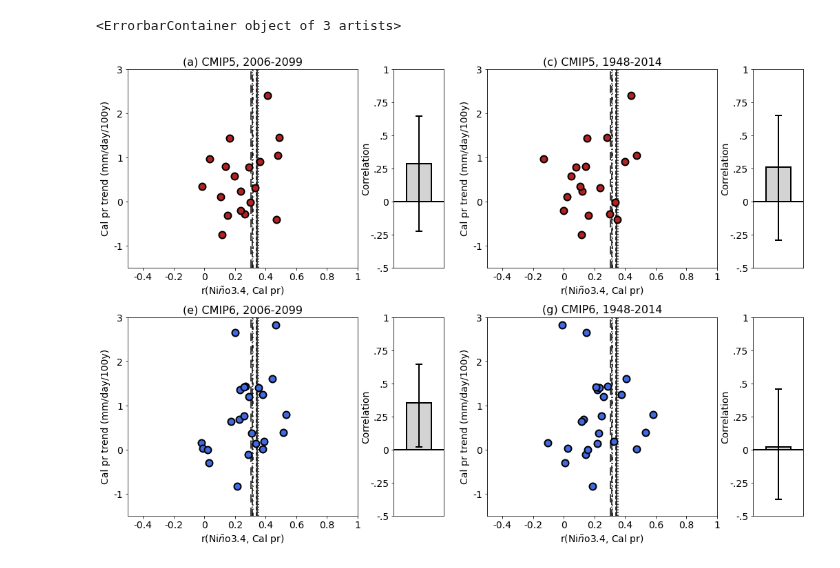
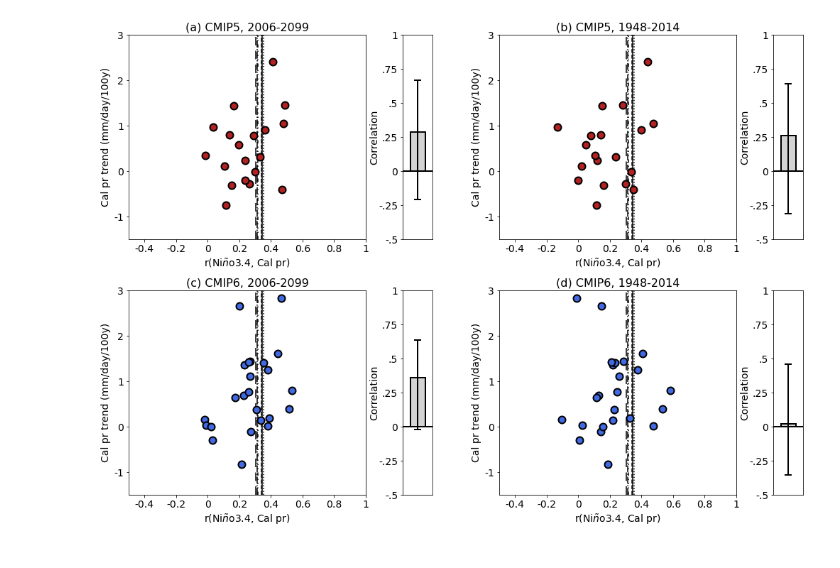
Before and after one commit to islasimpson/ecpaper2020, a Jupyter notebook: SUPP_FIGURE_SCRIPTS/supp_fig6.ipynb, the cells around one changed output. Drawn from its saved outputs; the diff is of its cells as text; code cells hidden in the pictures.

```diff
--- a/SUPP_FIGURE_SCRIPTS/supp_fig6.ipynb
+++ b/SUPP_FIGURE_SCRIPTS/supp_fig6.ipynb
@@ -104,7 +81,7 @@ ax1 = ecfig.calpscattersetup(ax1,'(a) CMIP5, 2006-2099')
 ax1.vlines(obs_cor["cor"], -1.5, 3, linestyles = obs_linestyles, color = "k", zorder = 0)
 ax1.plot(corf5m, trend5m, "o", markerfacecolor="firebrick", markeredgecolor="black", markersize=10, markeredgewidth=2)
 
-ax2 = fig.add_axes(np.array([0.42, 0.55, 0.05, 0.4]))
+ax2 = fig.add_axes(np.array([0.42, 0.55, 0.04, 0.4]))
 ax2.set_xlim(0,2)
 ax2.set_ylim(-0.5,1)
 ax2.set_yticks([-0.5,-0.25,0,0.25,0.5,0.75,1])
@@ -117,12 +94,12 @@ ax2.errorbar(1, r5f, [[r5f-minr5f],[maxr5f-r5f]], color='black', linewidth=2, ca
 
 
 ax3 = fig.add_axes(np.array([0.55, 0.55, 0.32, 0.4]))
-ax3 = ecfig.calpscattersetup(ax3,'(c) CMIP5, 1948-2014')
+ax3 = ecfig.calpscattersetup(ax3,'(b) CMIP5, 1948-2014')
 ax3.vlines(obs_cor["cor"], -1.5, 3, linestyles = obs_linestyles, color = "k", zorder = 0)
 ax3.plot(corp5m, trend5m, "o", markerfacecolor="firebrick", markeredgecolor="black", markersize=10, markeredgewidth=2)
 
 
-ax4 = fig.add_axes(np.array([0.92, 0.55, 0.05, 0.4]))
+ax4 = fig.add_axes(np.array([0.92, 0.55, 0.04, 0.4]))
 ax4.set_xlim(0,2)
 ax4.set_ylim(-0.5,1)
 ax4.set_yticks([-0.5,-0.25,0,0.25,0.5,0.75,1])
@@ -136,41 +113,42 @@ ax4.errorbar(1, r5p, [[r5p-minr5p],[maxr5p-r5p]], color='black', linewidth=2, ca
 
 
 ax5 = fig.add_axes(np.array([0.05, 0.05, 0.32, 0.4]))
-ax5 = ecfig.calpscattersetup(ax5,'(e) CMIP6, 2006-2099')
+ax5 = ecfig.calpscattersetup(ax5,'(c) CMIP6, 2006-2099')
 ax5.vlines(obs_cor["cor"], -1.5, 3, linestyles = obs_linestyles, color = "k", zorder = 0)
 ax5.plot(corf6m, trend6m, "o", markerfacecolor="royalblue", markeredgecolor="black", markersize=10, markeredgewidth=2)
 
 
 
-ax6 = fig.add_axes(np.array([0.42, 0.05, 0.05, 0.4]))
+ax6 = fig.add_axes(np.array([0.42, 0.05, 0.04, 0.4]))
 ax6.set_xlim(0,2)
 ax6.set_ylim(-0.5,1)
 ax6.set_yticks([-0.5,-0.25,0,0.25,0.5,0.75,1])
 ax6.set_yticklabels(['-.5','-.25','0','.25','.5','.75','1'], fontsize=14)
 ax6.set_ylabel('Correlation', fontsize=14, labelpad=-1)
 ax6.set_xticks([])
 ax6.plot([0,2],[0,0], linewidth=2, color='black')
 ax6.bar(1, r6f, width=1, bottom=None, align='center', color='lightgray', edgecolor='black', linewidth=2)
 ax6.errorbar(1, r6f, [[r6f-minr6f],[maxr6f-r6f]], color='black', linewidth=2, capsize=5, capthick=2)
 
 
 
 ax7 = fig.add_axes(np.array([0.55, 0.05, 0.32, 0.4]))
-ax7 = ecfig.calpscattersetup(ax7,'(g) CMIP6, 1948-2014')
+ax7 = ecfig.calpscattersetup(ax7,'(d) CMIP6, 1948-2014')
 ax7.vlines(obs_cor["cor"], -1.5, 3, linestyles = obs_linestyles, color = "k", zorder = 0)
 ax7.plot(corp6m, trend6m, "o", markerfacecolor="royalblue", markeredgecolor="black", markersize=10, markeredgewidth=2)
 
 
-ax8 = fig.add_axes(np.array([0.92, 0.05, 0.05, 0.4]))
+ax8 = fig.add_axes(np.array([0.92, 0.05, 0.04, 0.4]))
 ax8.set_xlim(0,2)
 ax8.set_ylim(-0.5,1)
 ax8.set_yticks([-0.5,-0.25,0,0.25,0.5,0.75,1])
 ax8.set_yticklabels(['-.5','-.25','0','.25','.5','.75','1'], fontsize=14)
 ax8.set_ylabel('Correlation', fontsize=14, labelpad=-1)
 ax8.set_xticks([])
 ax8.plot([0,2],[0,0], linewidth=2, color='black')
 ax8.bar(1, r6p, width=1, bottom=None, align='center', color='lightgray', edgecolor='black', linewidth=2)
 ax8.errorbar(1, r6p, [[r6p-minr6p],[maxr6p-r6p]], color='black', linewidth=2, capsize=5, capthick=2)
+
+fig.savefig('figs6.pdf', facecolor='white', bbox_inches='tight')
 # %% [output]
-<ErrorbarContainer object of 3 artists>
-[figure, old version]
+[figure, new version]
```
Also changed, not shown: parts of 3 cells of this notebook.
